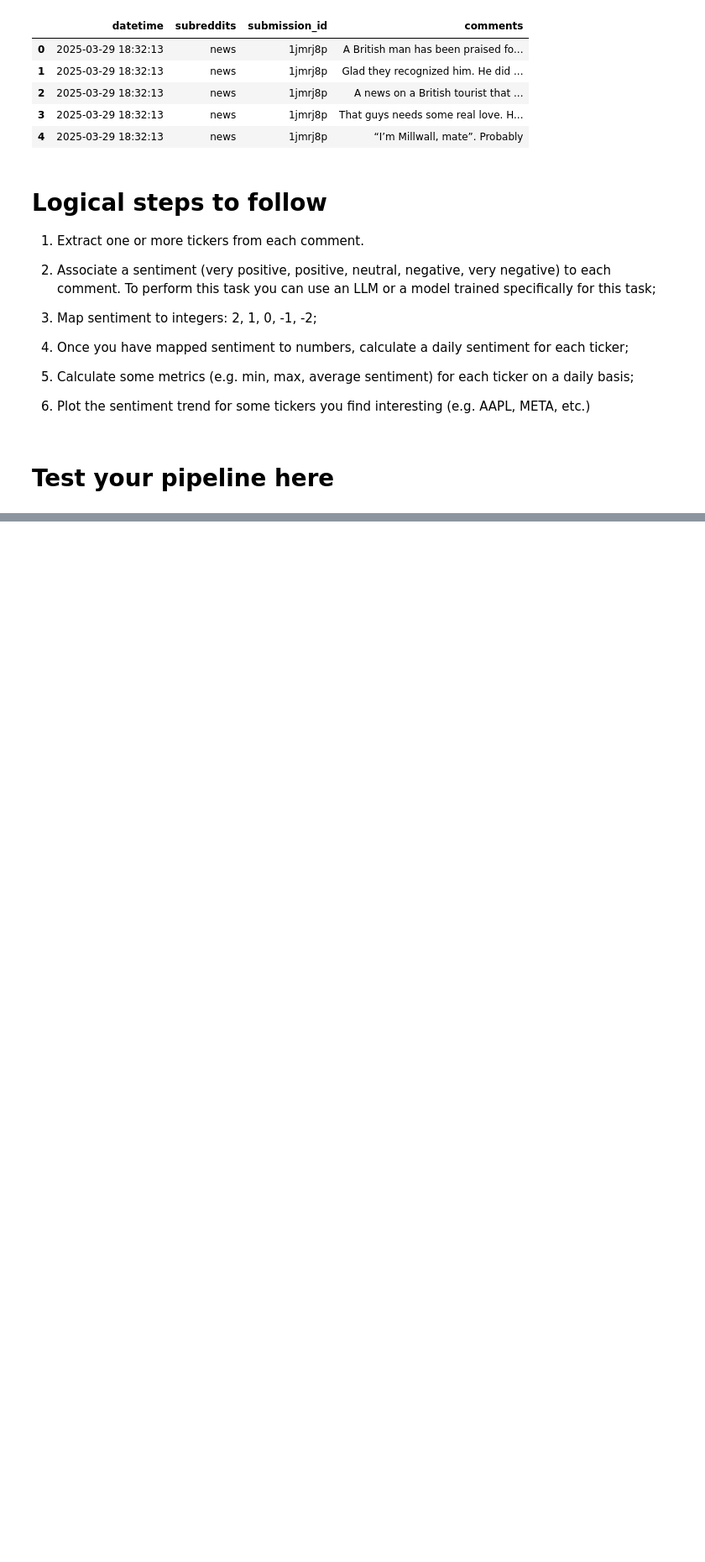
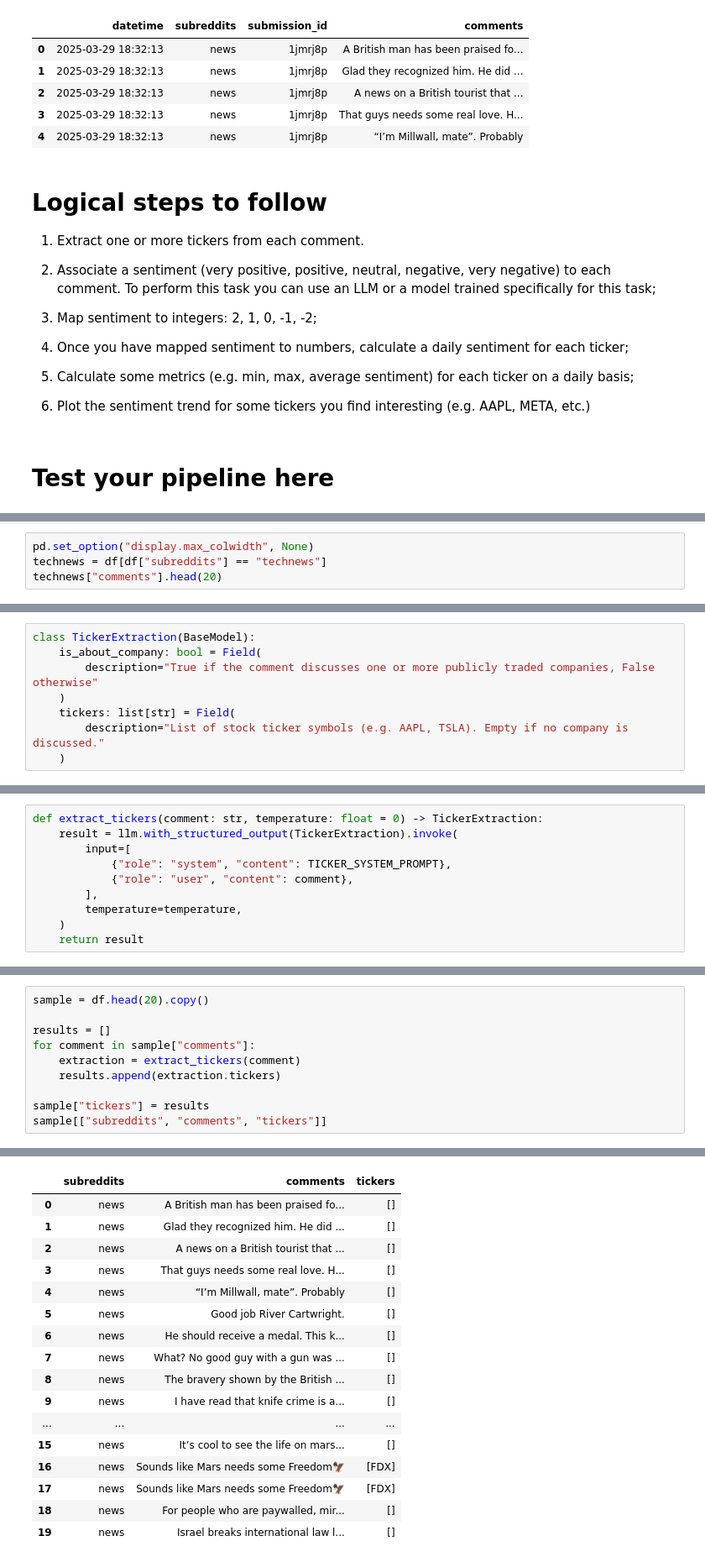
Before and after one commit to giondu/cineca_project, a Jupyter notebook: hugo/LLAMA_of_WallStreet_Hugo.ipynb, the cells around one changed output, grey strips where cells are left out. Shown at 84% size. Cells and saved outputs as stored; diff of their text form; blank space fills up the shorter version.

Commit message:
Block 4 complete: ticker extraction, narrow vs broad comparison, ticker validation

```diff
--- a/hugo/LLAMA_of_WallStreet_Hugo.ipynb
+++ b/hugo/LLAMA_of_WallStreet_Hugo.ipynb
@@ -201,0 +196,4 @@ None
+# %%
+pd.set_option("display.max_colwidth", None)
+technews = df[df["subreddits"] == "technews"]
+technews["comments"].head(20)
@@ -201,0 +257,8 @@ None
+# %%
+class TickerExtraction(BaseModel):
+    is_about_company: bool = Field(
+        description="True if the comment discusses one or more publicly traded companies, False otherwise"
+    )
+    tickers: list[str] = Field(
+        description="List of stock ticker symbols (e.g. AAPL, TSLA). Empty if no company is discussed."
+    )
@@ -201,0 +316,10 @@ None
+# %%
+def extract_tickers(comment: str, temperature: float = 0) -> TickerExtraction:
+    result = llm.with_structured_output(TickerExtraction).invoke(
+        input=[
+            {"role": "system", "content": TICKER_SYSTEM_PROMPT},
+            {"role": "user", "content": comment},
+        ],
+        temperature=temperature,
+    )
+    return result
@@ -201,0 +365,11 @@ None
+# %%
+sample = df.head(20).copy()
+
+results = []
+for comment in sample["comments"]:
+    extraction = extract_tickers(comment)
+    results.append(extraction.tickers)
+
+sample["tickers"] = results
+sample[["subreddits", "comments", "tickers"]]
+# %% [output]
@@ -201,0 +378,17 @@ None
+|  | subreddits | comments | tickers |
+| 0 | news | A British man has been praised fo... | [] |
+| 1 | news | Glad they recognized him. He did ... | [] |
+| 2 | news | A news on a British tourist that ... | [] |
+| 3 | news | That guys needs some real love. H... | [] |
+| 4 | news | “I’m Millwall, mate”. Probably | [] |
+| 5 | news | Good job River Cartwright. | [] |
+| 6 | news | He should receive a medal. This k... | [] |
+| 7 | news | What? No good guy with a gun was ... | [] |
+| 8 | news | The bravery shown by the British ... | [] |
+| 9 | news | I have read that knife crime is a... | [] |
+| ... | ... | ... | ... |
+| 15 | news | It’s cool to see the life on mars... | [] |
+| 16 | news | Sounds like Mars needs some Freedom🦅 | [FDX] |
+| 17 | news | Sounds like Mars needs some Freedom🦅 | [FDX] |
+| 18 | news | For people who are paywalled, mir... | [] |
+| 19 | news | Israel breaks international law l... | [] |
```
Also changed, not shown: parts of 32 cells of this notebook.
